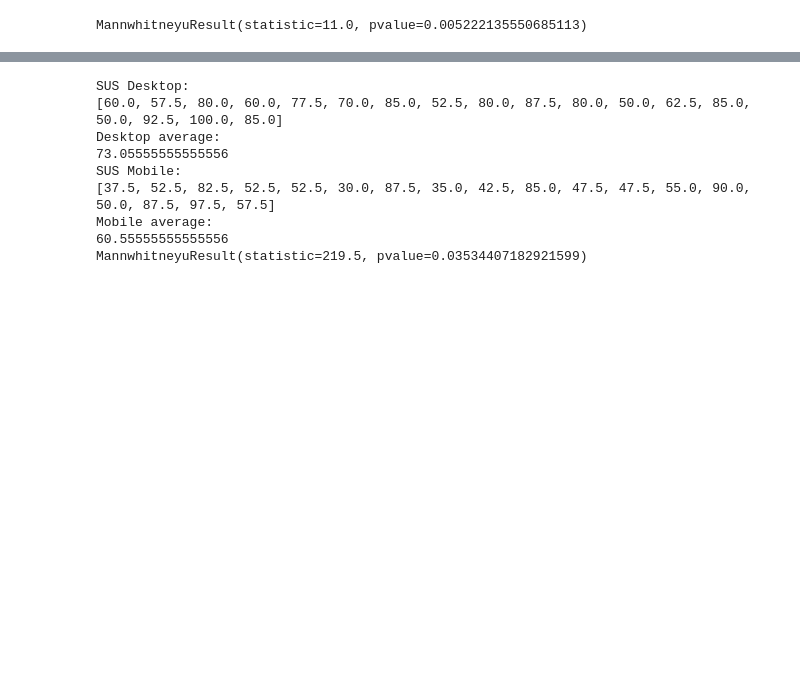
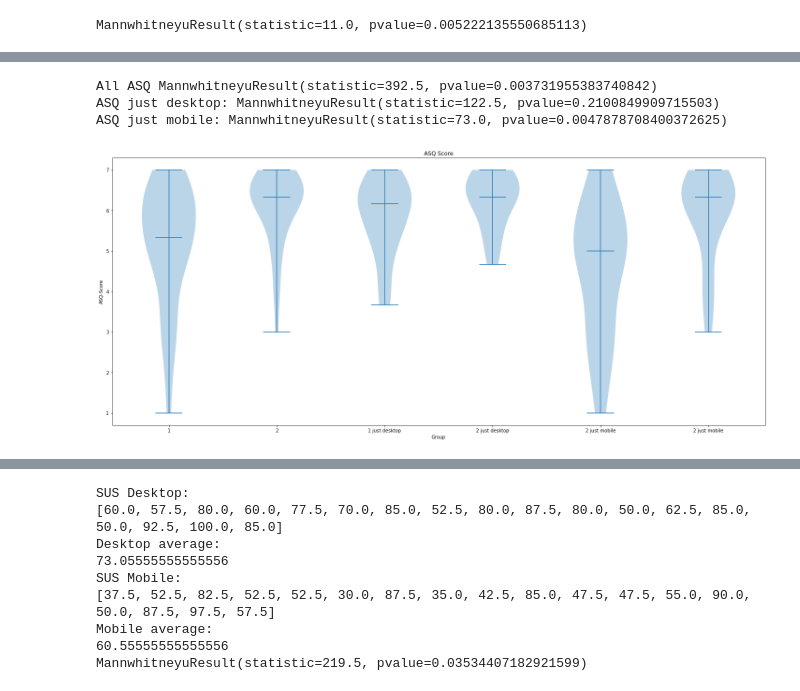
Before and after one commit to RomanGressler/MA, a Jupyter notebook: calc_data.ipynb, the cells around one changed output, grey strips where cells are left out. Cells and saved outputs as stored; diff of their text form; code cells hidden in the pictures; blank space fills up the shorter version.

```diff
--- a/calc_data.ipynb
+++ b/calc_data.ipynb
@@ -189,0 +238,54 @@ MannwhitneyuResult(statistic=11.0, pvalue=0.005222135550685113)
+# %%
+# drop ASQ 31 because not vailid
+desktopASQall = desktop.drop(columns=["Timestamp","Age","Gender","Degree","SEE","Games","Device","Version","Developer","Time1","Time2","SUS11","SUS12","SUS13","SUS14","SUS15","SUS16","SUS17","SUS18","SUS19","SUS110","Improvements1","Time3","Time4","SUS21","SUS22","SUS23","SUS24","SUS25","SUS26","SUS27","SUS28","SUS29","SUS210","Improvements2"])
+# drop ASQ 11 because not vailid
+mobileASQall = mobile.drop(columns=["Timestamp","Age","Gender","Degree","SEE","Games","Device","Version","Developer","Time1","Time2","SUS11","SUS12","SUS13","SUS14","SUS15","SUS16","SUS17","SUS18","SUS19","SUS110","Improvements1","Time3","Time4","SUS21","SUS22","SUS23","SUS24","SUS25","SUS26","SUS27","SUS28","SUS29","SUS210","Improvements2"])
+
+#split asq scores in sigle tasks
+dq1 = desktopASQall.drop(columns=["ASQ21", "ASQ22", "ASQ23", "ASQ31", "ASQ32", "ASQ33", "ASQ41", "ASQ42", "ASQ43"])
+dq2 = desktopASQall.drop(columns=["ASQ11", "ASQ12", "ASQ13", "ASQ31", "ASQ32", "ASQ33", "ASQ41", "ASQ42", "ASQ43"])
+dq3 = desktopASQall.drop(columns=["ASQ11", "ASQ12", "ASQ13", "ASQ21", "ASQ22", "ASQ23", "ASQ41", "ASQ42", "ASQ43"])
+dq4 = desktopASQall.drop(columns=["ASQ11", "ASQ12", "ASQ13", "ASQ21", "ASQ22", "ASQ23", "ASQ31", "ASQ32", "ASQ33"])
+
+desktopASQ = pd.concat([dq1.mean(axis=1), dq2.mean(axis=1), dq3.mean(axis=1), dq4.mean(axis=1)])
+desktopdesktop = pd.concat([dq1.mean(axis=1), dq2.mean(axis=1)])
+desktopmobile  = pd.concat([dq3.mean(axis=1), dq4.mean(axis=1)])
+
+mq1 = mobileASQall.drop(columns=["ASQ21", "ASQ22", "ASQ23", "ASQ31", "ASQ32", "ASQ33", "ASQ41", "ASQ42", "ASQ43"])
+mq2 = mobileASQall.drop(columns=["ASQ11", "ASQ12", "ASQ13", "ASQ31", "ASQ32", "ASQ33", "ASQ41", "ASQ42", "ASQ43"])
+mq3 = mobileASQall.drop(columns=["ASQ11", "ASQ12", "ASQ13", "ASQ21", "ASQ22", "ASQ23", "ASQ41", "ASQ42", "ASQ43"])
+mq4 = mobileASQall.drop(columns=["ASQ11", "ASQ12", "ASQ13", "ASQ21", "ASQ22", "ASQ23", "ASQ31", "ASQ32", "ASQ33"])
+
+mobileASQ = pd.concat([mq1.mean(axis=1), mq2.mean(axis=1), mq3.mean(axis=1), mq4.mean(axis=1)])
+mobiledesktop = pd.concat([mq3.mean(axis=1), mq4.mean(axis=1)])
+mobilemobile = pd.concat([mq1.mean(axis=1), mq2.mean(axis=1)])
+
+print("All ASQ", mannwhitneyu(desktopASQ, mobileASQ))
+print("ASQ just desktop:", mannwhitneyu(desktopdesktop, mobiledesktop))
+print("ASQ just mobile:", mannwhitneyu(desktopmobile, mobilemobile))
+
+# Extract Figure and Axes instance
+fig, ax = plt.subplots()
+
+# Create a plot
+ax.violinplot([desktopASQ, mobileASQ, desktopdesktop, mobiledesktop, desktopmobile, mobilemobile], showmedians=True)
+
+ax.set(xticks=np.arange(1, 7), xlabel="Group", ylabel="ASQ-Score")
+labels = [item.get_text() for item in ax.get_xticklabels()]
+labels[0] = '1'
+labels[1] = '2'
+labels[2] = '1 (desktop only)'
+labels[3] = '2 (desktop only)'
+labels[4] = '2 (mobile only)'
+labels[5] = '2 (mobile only)'
+ax.set_xticklabels(labels)
+# Add title
+ax.set_title('ASQ Score')
+fig.set_size_inches(25, 10.5)
+plt.savefig('Evaluation\img\group_asq_violin.png', dpi=300)
+plt.show()
+# %% [output]
+All ASQ MannwhitneyuResult(statistic=392.5, pvalue=0.003731955383740842)
+ASQ just desktop: MannwhitneyuResult(statistic=122.5, pvalue=0.2100849909715503)
+ASQ just mobile: MannwhitneyuResult(statistic=73.0, pvalue=0.0047878708400372625)
+[figure, added]
```
Also changed, not shown: parts of 13 cells of this notebook, 22 other files.
